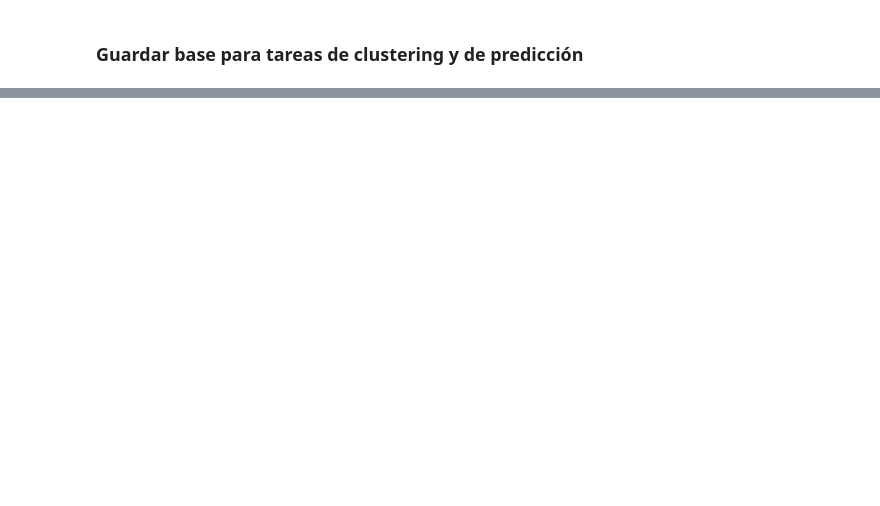
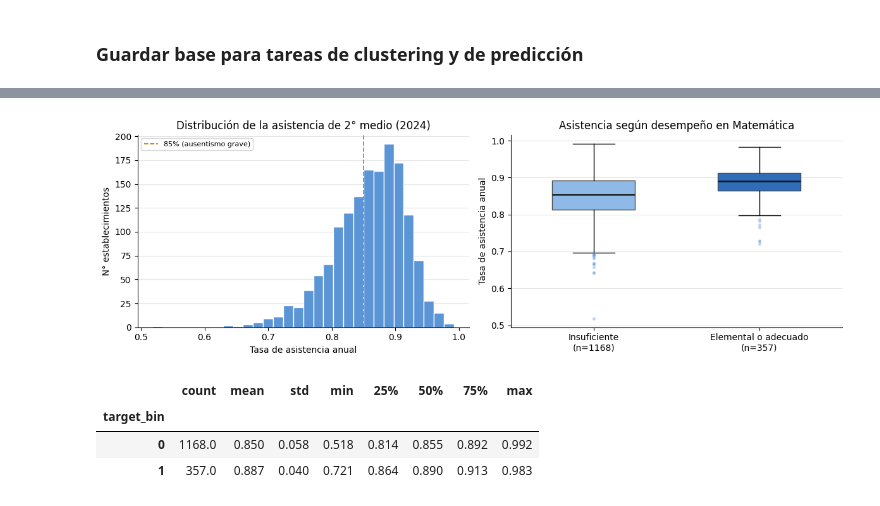
Before and after one commit to vcanalesg/dcc_taller_proyecto_g4, a Jupyter notebook: EDAyPreprocesamiento_01.ipynb, the cells around one changed output, grey strips where cells are left out. Saved outputs shown, nothing was run; the diff lists cells and outputs as text; code cells hidden in the pictures; blank space fills up the shorter version.

```diff
--- a/EDAyPreprocesamiento_01.ipynb
+++ b/EDAyPreprocesamiento_01.ipynb
@@ -1327,0 +1343,13 @@ base_corr.to_parquet('datos/base_tareas.parquet', index=False)
+# %%
+import shutil, subprocess
+from pathlib import Path
+
+RUTA = Path("datos") if Path("datos").exists() else Path("../datos")
+asist = pd.read_parquet(RUTA / "asistencia_2m_2024.parquet")
+print(f'Asistencia 2° medio: {asist.shape[0]} establecimientos')
+
+base_asist = base_corr.merge(asist, on="rbd", how="left")
+n_match = base_asist["asistencia_2m"].notna().sum()
+print(f'Cruce por rbd: {n_match}/{base_asist.shape[0]} ({n_match / base_asist.shape[0] * 100:.1f}%)')
+print()
+base_asist[["asistencia_2m", "pct_asis_critica", "n_alu_2m"]].describe().round(3)
@@ -1327,0 +1368,34 @@ base_corr.to_parquet('datos/base_tareas.parquet', index=False)
+# %%
+fig, axes = plt.subplots(1, 2, figsize=(12, 4))
+
+axes[0].hist(base_asist["asistencia_2m"].dropna(), bins=30, color="#5B95D6", edgecolor="white")
+axes[0].axvline(0.85, color="#b8860b", ls="--", lw=1.3, label="85% (ausentismo grave)")
+axes[0].set_title("Distribución de la asistencia de 2° medio (2024)")
+axes[0].set_xlabel("Tasa de asistencia anual"); axes[0].set_ylabel("N° establecimientos")
+axes[0].legend(fontsize=8)
+
+orden = ["Insuficiente", "Elemental o adecuado"]
+datos = [base_asist.loc[base_asist["target_bin"] == i, "asistencia_2m"].dropna() for i in (0, 1)]
+cajas = axes[1].boxplot(datos, patch_artist=True, widths=0.5,
+                        medianprops=dict(color="#1a1a1a", lw=1.8),
+                        flierprops=dict(marker="o", markersize=3.5, alpha=0.4,
+                                        markerfacecolor="#5B95D6", markeredgecolor="none"),
+                        tick_labels=[f"{g}\n(n={len(s)})" for g, s in zip(orden, datos)])
+for caja, color in zip(cajas["boxes"], ["#8FBAE8", "#2F6DB8"]):
+    caja.set_facecolor(color); caja.set_edgecolor("#4d4d4d")
+axes[1].set_title("Asistencia según desempeño en Matemática")
+axes[1].set_ylabel("Tasa de asistencia anual")
+
+for ax in axes:
+    ax.spines[["top", "right"]].set_visible(False)
+    ax.yaxis.grid(True, color="#e6e6e6", lw=0.8); ax.set_axisbelow(True)
+
+plt.tight_layout(); plt.show()
+
+base_asist.groupby("target_bin")["asistencia_2m"].describe().round(3)
+# %% [output]
+[figure, added]
+|  | count | mean | std | min | 25% | 50% | 75% | max |
+| target_bin |  |  |  |  |  |  |  |  |
+| 0 | 1168.0 | 0.850 | 0.058 | 0.518 | 0.814 | 0.855 | 0.892 | 0.992 |
+| 1 | 357.0 | 0.887 | 0.040 | 0.721 | 0.864 | 0.890 | 0.913 | 0.983 |
```
Also changed, not shown: parts of 9 cells of this notebook, 2 other files.
